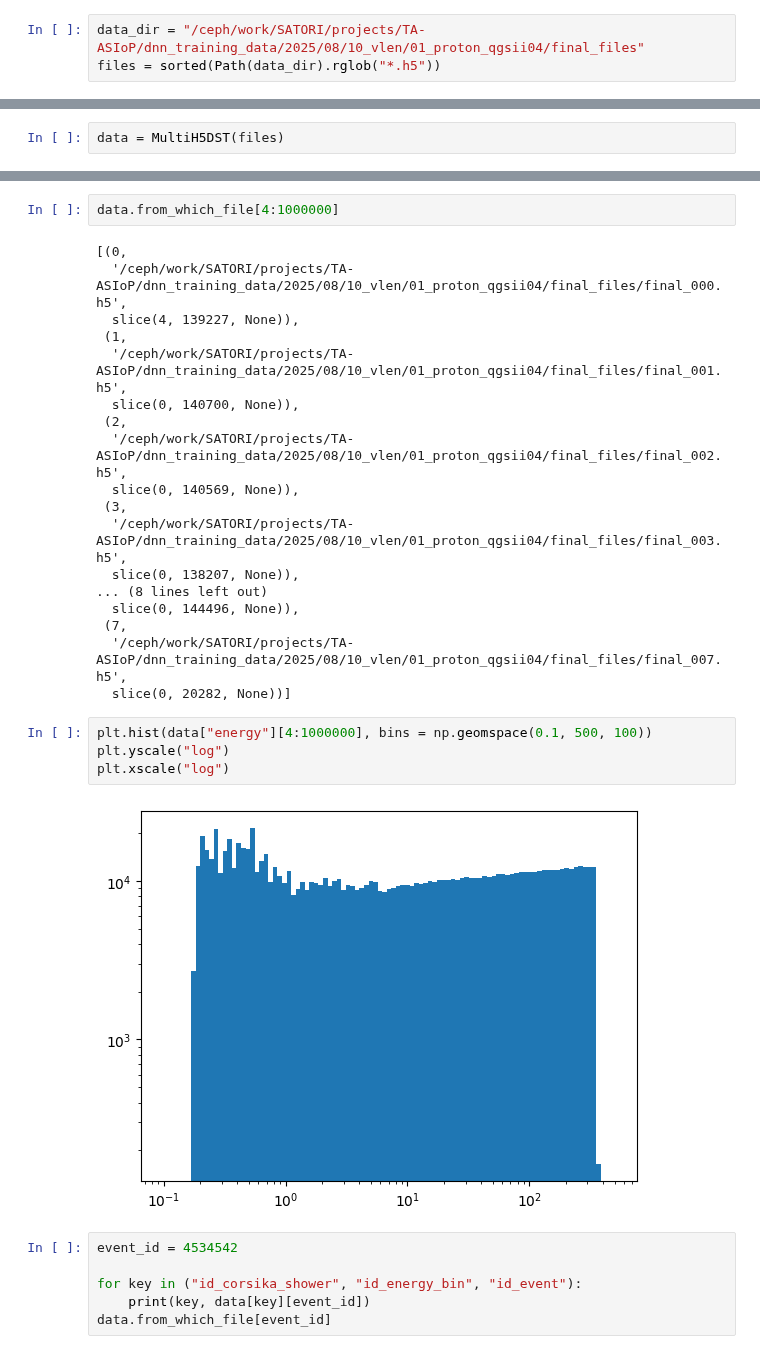
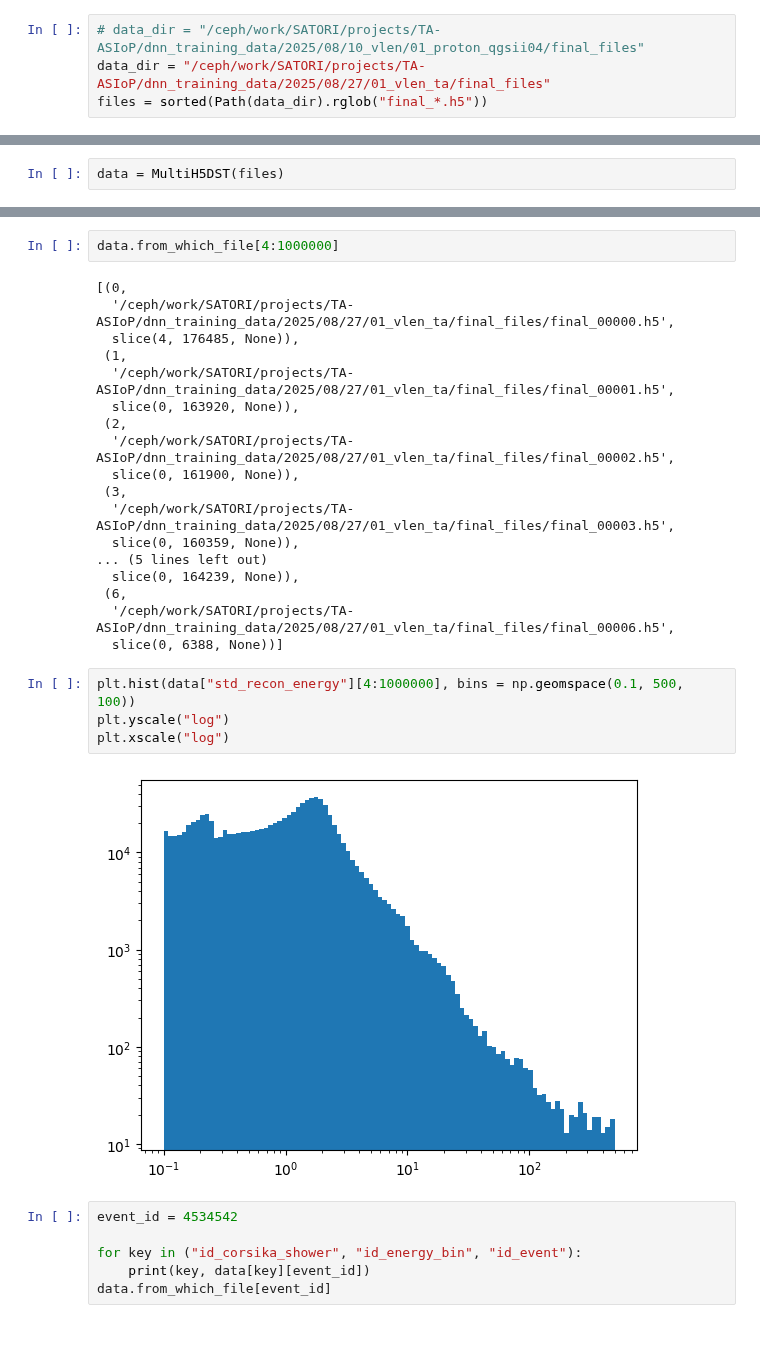
Before and after one commit to TA-DNN/dstparser, a Jupyter notebook: src/dstparser/h5dst/test_h5dst.ipynb, the cells around one changed output, grey strips where cells are left out. Cells and saved outputs as stored; diff of their text form.

```diff
--- a/src/dstparser/h5dst/test_h5dst.ipynb
+++ b/src/dstparser/h5dst/test_h5dst.ipynb
@@ -7,5 +7,6 @@ import numpy as np
 
 from dstparser import H5DST, MultiH5DST
 # %%
-data_dir = "/ceph/work/SATORI/projects/TA-ASIoP/dnn_training_data/2025/08/10_vlen/01_proton_qgsii04/final_files"
-files = sorted(Path(data_dir).rglob("*.h5"))
+# data_dir = "/ceph/work/SATORI/projects/TA-ASIoP/dnn_training_data/2025/08/10_vlen/01_proton_qgsii04/final_files"
+data_dir = "/ceph/work/SATORI/projects/TA-ASIoP/dnn_training_data/2025/08/27/01_vlen_ta/final_files"
+files = sorted(Path(data_dir).rglob("final_*.h5"))
@@ -65,28 +89,28 @@ plt.yscale("log")
 data.from_which_file[4:1000000]
 # %% [output]
 [(0,
-  '/ceph/work/SATORI/projects/TA-ASIoP/dnn_training_data/2025/08/10_vlen/01_proton_qgsii04/final_files/final_000.h5',
-  slice(4, 139227, None)),
+  '/ceph/work/SATORI/projects/TA-ASIoP/dnn_training_data/2025/08/27/01_vlen_ta/final_files/final_00000.h5',
+  slice(4, 176485, None)),
  (1,
-  '/ceph/work/SATORI/projects/TA-ASIoP/dnn_training_data/2025/08/10_vlen/01_proton_qgsii04/final_files/final_001.h5',
-  slice(0, 140700, None)),
+  '/ceph/work/SATORI/projects/TA-ASIoP/dnn_training_data/2025/08/27/01_vlen_ta/final_files/final_00001.h5',
+  slice(0, 163920, None)),
  (2,
-  '/ceph/work/SATORI/projects/TA-ASIoP/dnn_training_data/2025/08/10_vlen/01_proton_qgsii04/final_files/final_002.h5',
-  slice(0, 140569, None)),
+  '/ceph/work/SATORI/projects/TA-ASIoP/dnn_training_data/2025/08/27/01_vlen_ta/final_files/final_00002.h5',
+  slice(0, 161900, None)),
  (3,
-  '/ceph/work/SATORI/projects/TA-ASIoP/dnn_training_data/2025/08/10_vlen/01_proton_qgsii04/final_files/final_003.h5',
-  slice(0, 138207, None)),
-... (8 lines left out)
-  slice(0, 144496, None)),
- (7,
-  '/ceph/work/SATORI/projects/TA-ASIoP/dnn_training_data/2025/08/10_vlen/01_proton_qgsii04/final_files/final_007.h5',
-  slice(0, 20282, None))]
+  '/ceph/work/SATORI/projects/TA-ASIoP/dnn_training_data/2025/08/27/01_vlen_ta/final_files/final_00003.h5',
+  slice(0, 160359, None)),
+... (5 lines left out)
+  slice(0, 164239, None)),
+ (6,
+  '/ceph/work/SATORI/projects/TA-ASIoP/dnn_training_data/2025/08/27/01_vlen_ta/final_files/final_00006.h5',
+  slice(0, 6388, None))]
 # %%
-plt.hist(data["energy"][4:1000000], bins = np.geomspace(0.1, 500, 100))
+plt.hist(data["std_recon_energy"][4:1000000], bins = np.geomspace(0.1, 500, 100))
 plt.yscale("log")
 plt.xscale("log")
 # %% [output]
-[figure, old version]
+[figure, new version]
 # %%
 event_id = 4534542
 
```
Also changed, not shown: parts of 5 cells of this notebook, 6 other files.
